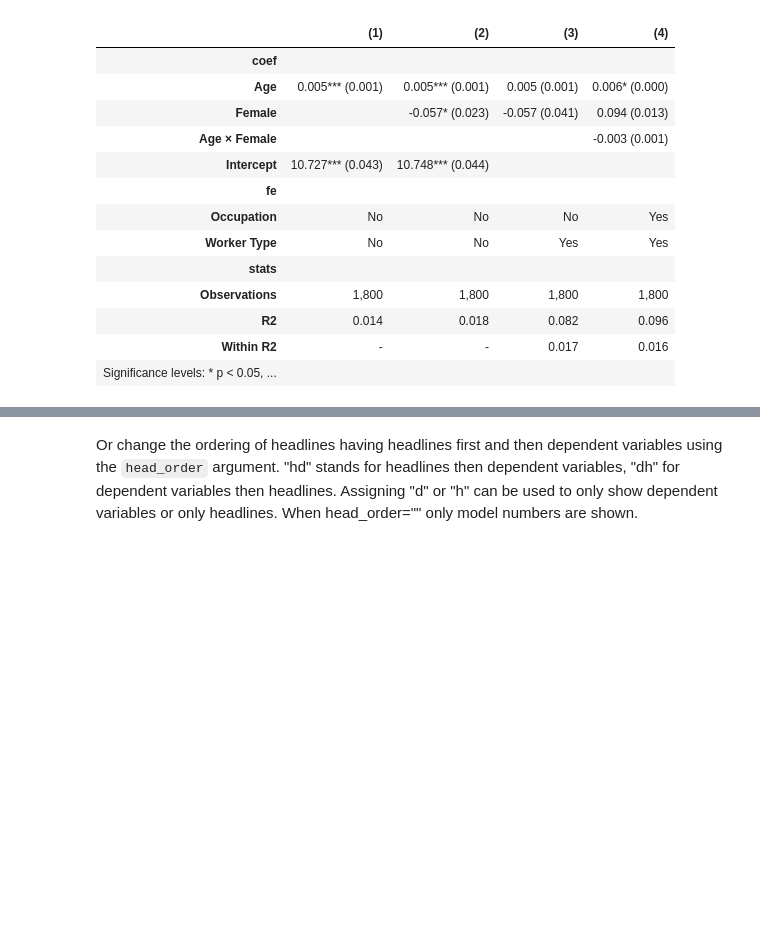
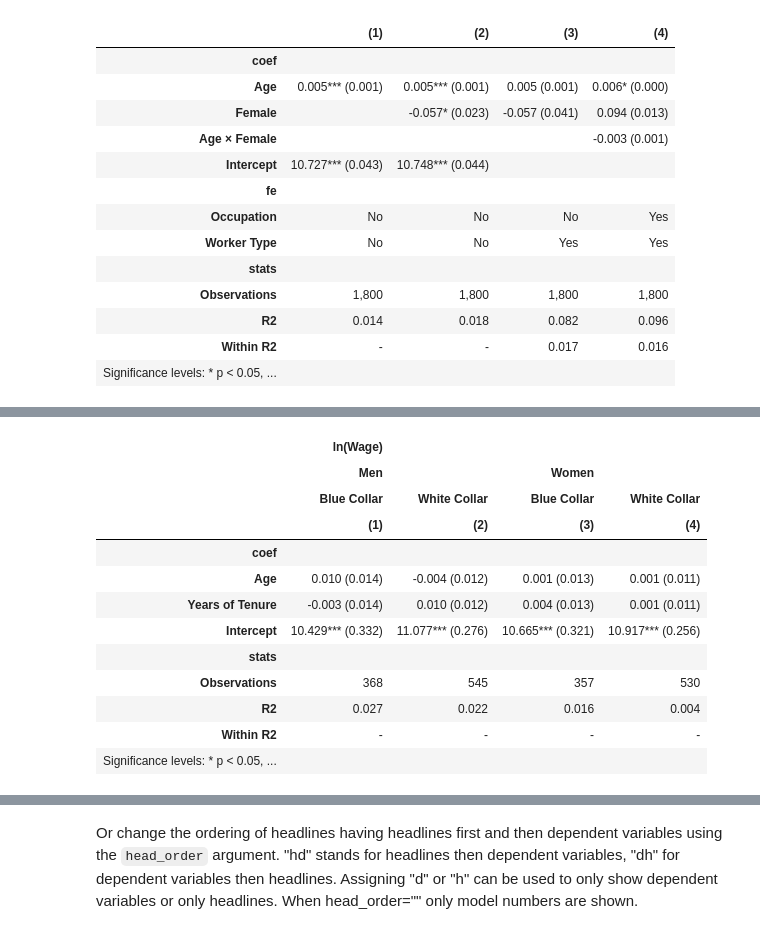
Before and after one commit to py-econometrics/maketables, a Jupyter notebook: docs/ETable.ipynb, the cells around one changed output, grey strips where cells are left out. Drawn from its saved outputs; the diff is of its cells as text; code cells hidden in the pictures; blank space fills up the shorter version.

```diff
--- a/docs/ETable.ipynb
+++ b/docs/ETable.ipynb
@@ -530,0 +534,27 @@ mt.ETable(
+# %%
+mod_men_blue = pf.feols("logwage ~ age + tenure", data=df[(df.female == 0) & (df.worker_type == "Blue Collar")])
+mod_men_white = pf.feols("logwage ~ age + tenure", data=df[(df.female == 0) & (df.worker_type == "White Collar")])
+mod_women_blue = pf.feols("logwage ~ age + tenure", data=df[(df.female == 1) & (df.worker_type == "Blue Collar")])
+mod_women_white = pf.feols("logwage ~ age + tenure", data=df[(df.female == 1) & (df.worker_type == "White Collar")])
+
+mt.ETable(
+    [mod_men_blue, mod_men_white, mod_women_blue, mod_women_white],
+    model_heads=[
+        ["Men", "Men", "Women", "Women"],
+        ["Blue Collar", "White Collar", "Blue Collar", "White Collar"],
+    ],
+)
+# %% [output]
+|  | ln(Wage) |  |  |  |
+|  | Men |  | Women |  |
+|  | Blue Collar | White Collar | Blue Collar | White Collar |
+|  | (1) | (2) | (3) | (4) |
+| coef |  |  |  |  |
+| Age | 0.010 (0.014) | -0.004 (0.012) | 0.001 (0.013) | 0.001 (0.011) |
+| Years of Tenure | -0.003 (0.014) | 0.010 (0.012) | 0.004 (0.013) | 0.001 (0.011) |
+| Intercept | 10.429*** (0.332) | 11.077*** (0.276) | 10.665*** (0.321) | 10.917*** (0.256) |
+| stats |  |  |  |  |
+| Observations | 368 | 545 | 357 | 530 |
+| R2 | 0.027 | 0.022 | 0.016 | 0.004 |
+| Within R2 | - | - | - | - |
+| Significance levels: * p < 0.05, ... |  |  |  |  |
```
Also changed, not shown: parts of 4 cells of this notebook, 1 other file.
